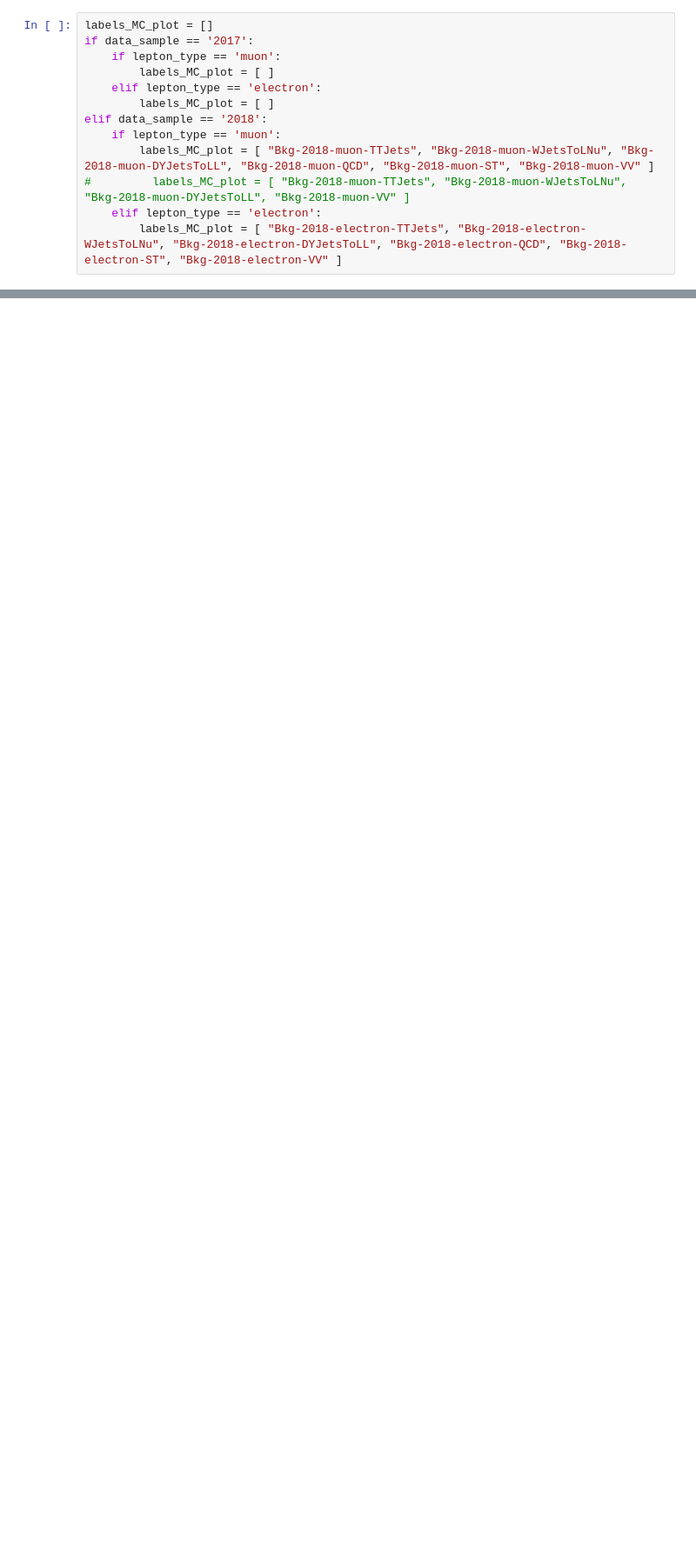
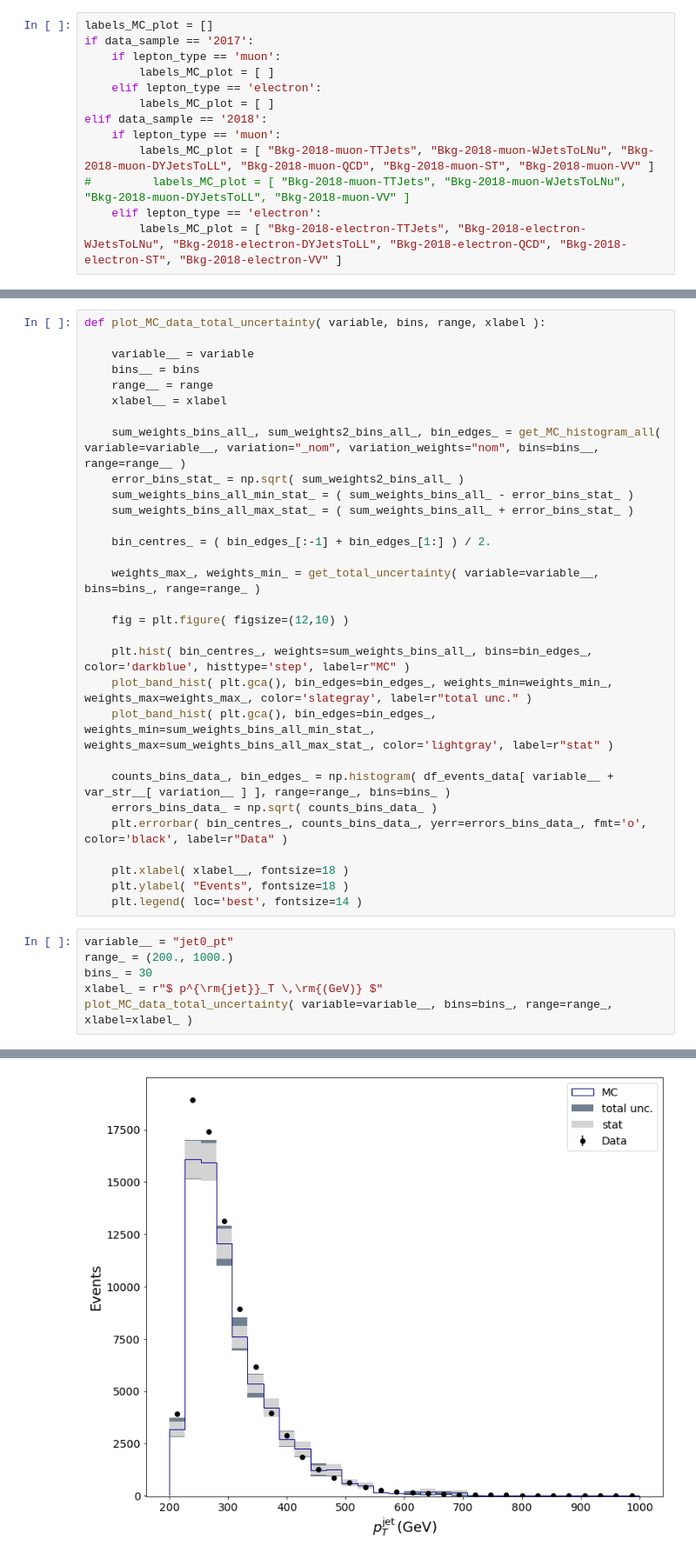
Before and after one commit to antoniovilela/pps-ww-analysis-notebook, a Jupyter notebook: Data-MC-NonProton-Cut-Based.ipynb, the cells around one changed output, grey strips where cells are left out. Shown at 87% size. Drawn from its saved outputs; the diff is of its cells as text; blank space fills up the shorter version.

```diff
--- a/Data-MC-NonProton-Cut-Based.ipynb
+++ b/Data-MC-NonProton-Cut-Based.ipynb
@@ -1076,0 +1173,37 @@ plt.legend( loc='best', fontsize=14 )
+# %%
+def plot_MC_data_total_uncertainty( variable, bins, range, xlabel ):
+
+    variable__ = variable
+    bins__ = bins
+    range__ = range
+    xlabel__ = xlabel
+
+    sum_weights_bins_all_, sum_weights2_bins_all_, bin_edges_ = get_MC_histogram_all( variable=variable__, variation="_nom", variation_weights="nom", bins=bins__, range=range__ )
+    error_bins_stat_ = np.sqrt( sum_weights2_bins_all_ )
+    sum_weights_bins_all_min_stat_ = ( sum_weights_bins_all_ - error_bins_stat_ )
+    sum_weights_bins_all_max_stat_ = ( sum_weights_bins_all_ + error_bins_stat_ )
+
+    bin_centres_ = ( bin_edges_[:-1] + bin_edges_[1:] ) / 2.
+
+    weights_max_, weights_min_ = get_total_uncertainty( variable=variable__, bins=bins_, range=range_ )
+
+    fig = plt.figure( figsize=(12,10) )
+
+    plt.hist( bin_centres_, weights=sum_weights_bins_all_, bins=bin_edges_, color='darkblue', histtype='step', label=r"MC" )
+    plot_band_hist( plt.gca(), bin_edges=bin_edges_, weights_min=weights_min_, weights_max=weights_max_, color='slategray', label=r"total unc." )
+    plot_band_hist( plt.gca(), bin_edges=bin_edges_, weights_min=sum_weights_bins_all_min_stat_, weights_max=sum_weights_bins_all_max_stat_, color='lightgray', label=r"stat" )
+
+    counts_bins_data_, bin_edges_ = np.histogram( df_events_data[ variable__ + var_str__[ variation__ ] ], range=range_, bins=bins_ )
+    errors_bins_data_ = np.sqrt( counts_bins_data_ )
+    plt.errorbar( bin_centres_, counts_bins_data_, yerr=errors_bins_data_, fmt='o', color='black', label=r"Data" )
+
+    plt.xlabel( xlabel__, fontsize=18 )
+    plt.ylabel( "Events", fontsize=18 )
+    plt.legend( loc='best', fontsize=14 )
+# %%
+variable__ = "jet0_pt"
+range_ = (200., 1000.)
+bins_ = 30
+xlabel_ = r"$ p^{\rm{jet}}_T \,\rm{(GeV)} $"
+plot_MC_data_total_uncertainty( variable=variable__, bins=bins_, range=range_, xlabel=xlabel_ )
+# %% [output]
@@ -1076,0 +1228 @@ plt.legend( loc='best', fontsize=14 )
+[figure, added]
```
Also changed, not shown: parts of 9 cells of this notebook.
